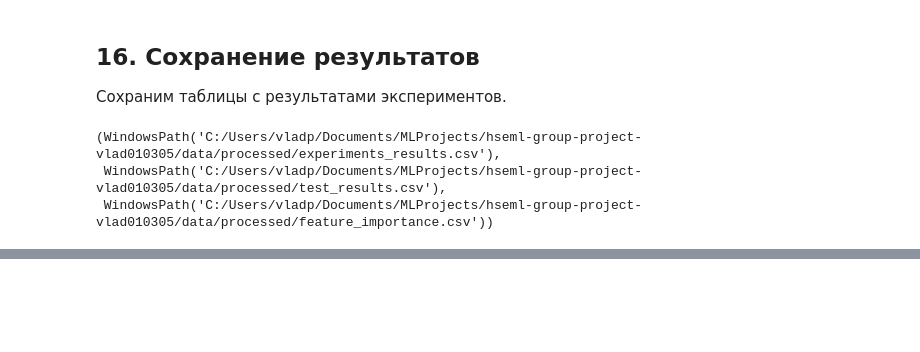
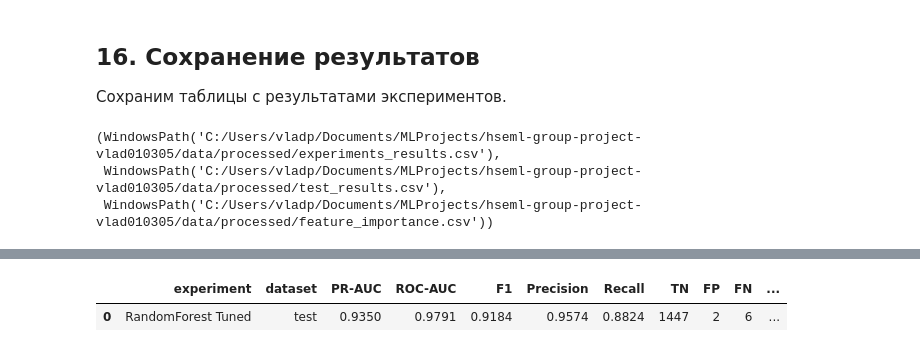
Before and after one commit to hsemlcourse/hseml-group-project-vlad010305, a Jupyter notebook: notebooks/03_experiments.ipynb, the cells around one changed output, grey strips where cells are left out. Cells and saved outputs as stored; diff of their text form; code cells hidden in the pictures; blank space fills up the shorter version.

Commit message:
Add hyperparameter tuning with RandomizedSearchCV

```diff
--- a/notebooks/03_experiments.ipynb
+++ b/notebooks/03_experiments.ipynb
@@ -654,0 +662,8 @@ EXPERIMENTS_RESULTS_PATH, TEST_RESULTS_PATH, FEATURE_IMPORTANCE_PATH
+# %%
+param_grid = {
+    "model__n_estimators": [100, 200, 300, 500],
+    "model__max_depth": [3, 5, 10, 20, None],
+    "model__min_samples_split": [2, 5, 10],
+    "model__min_samples_leaf": [1, 2, 4],
+    "model__max_features": ["sqrt", "log2"],
+}
@@ -654,0 +684,13 @@ EXPERIMENTS_RESULTS_PATH, TEST_RESULTS_PATH, FEATURE_IMPORTANCE_PATH
+# %%
+random_search = RandomizedSearchCV(
+    estimator=rf_pipeline,
+    param_distributions=param_grid,
+    n_iter=15,
+    scoring="average_precision",
+    cv=5,
+    verbose=2,
+    random_state=RANDOM_STATE,
+    n_jobs=-1,
+)
+# %%
+random_search.fit(X_train, y_train)
@@ -654,0 +730,10 @@ EXPERIMENTS_RESULTS_PATH, TEST_RESULTS_PATH, FEATURE_IMPORTANCE_PATH
+# %%
+best_tuned_model = random_search.best_estimator_
+
+tuned_metrics = evaluate_classifier(
+    best_tuned_model,
+    X_test,
+    y_test,
+)
+
+tuned_metrics
@@ -654,0 +750,15 @@ EXPERIMENTS_RESULTS_PATH, TEST_RESULTS_PATH, FEATURE_IMPORTANCE_PATH
+# %%
+tuned_results_df = pd.DataFrame(
+    [
+        {
+            "experiment": "RandomForest Tuned",
+            "dataset": "test",
+            **tuned_metrics,
+        }
+    ]
+)
+
+tuned_results_df
+# %% [output]
+|  | experiment | dataset | PR-AUC | ROC-AUC | F1 | Precision | Recall | TN | FP | FN | ... |
+| 0 | RandomForest Tuned | test | 0.9350 | 0.9791 | 0.9184 | 0.9574 | 0.8824 | 1447 | 2 | 6 | ... |
```
Also changed, not shown: parts of 9 cells of this notebook.
